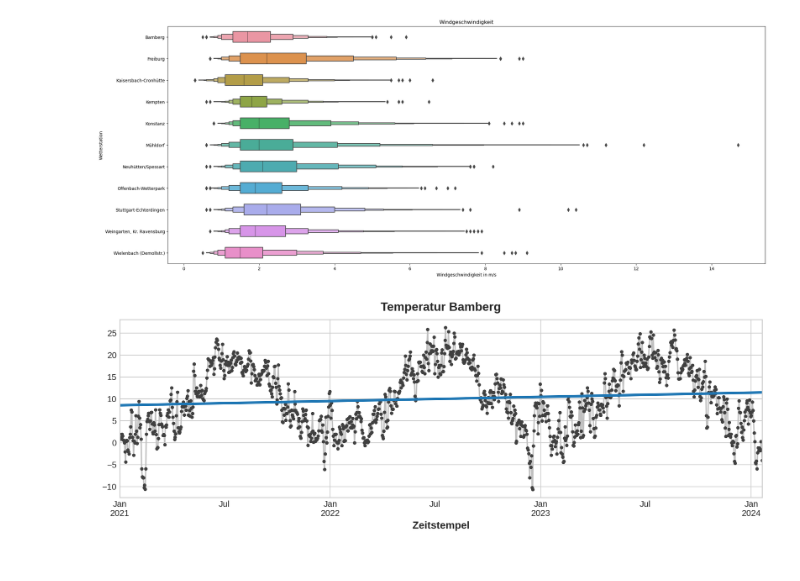
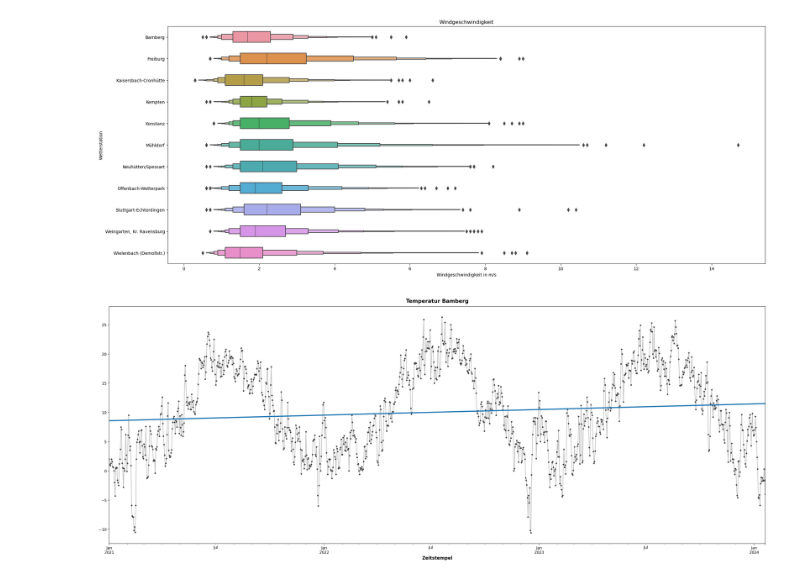
Before and after one commit to Gizmo-Labs/Statistical-Computing, a Jupyter notebook: Data-Analysis.ipynb, the cells around one changed output. Saved outputs shown, nothing was run; the diff lists cells and outputs as text; code cells hidden in the pictures.

```diff
--- a/Data-Analysis.ipynb
+++ b/Data-Analysis.ipynb
@@ -338,7 +338,7 @@ import matplotlib.pyplot as plt
 from sklearn.linear_model import LinearRegression
 
 # Set Matplotlib defaults
-plt.rc("figure", autolayout=True, figsize=(11, 4))
+plt.rc("figure", autolayout=True, figsize=(25, 10))
 plt.rc(
     "axes",
     labelweight="bold",
@@ -349,33 +349,35 @@ plt.rc(
 )
 plot_params = dict(
     color="0.75",
     style=".-",
     markeredgecolor="0.25",
     markerfacecolor="0.25",
     legend=False,
 )
 %config InlineBackend.figure_format = 'retina'
 
 
 df_linear = df_boxplot_1.loc[((df_boxplot_1['Station'] == "Bamberg"))]
+
+df_linear.to_csv("Bamberg_Data.csv", index=False)
+
 df_linear.insert(4,"Time", np.arange(len(df_linear.index)))
 
 df_linear = df_linear.drop(['Station', 'Kategorie'], axis=1)
 df_linear = df_linear.set_index('Zeitstempel')
 
 X = df_linear.loc[:, ['Time']]
 y = df_linear.loc[:, 'Wert']
 
 # Train the model
-model = LinearRegression()
-model.fit(X, y)
+model = LinearRegression().fit(X, y)
 
 # Store the fitted values as a time series with the same time index as
 # the training data
 y_pred = pd.Series(model.predict(X), index=X.index)
 
 ax = y.plot(**plot_params)
 ax = y_pred.plot(ax=ax, linewidth=3)
 ax.set_title('Temperatur Bamberg');
 # %% [output]
-[figure, old version]
+[figure, new version]
```
Also changed, not shown: parts of 1 cell of this notebook, 1 other file.
